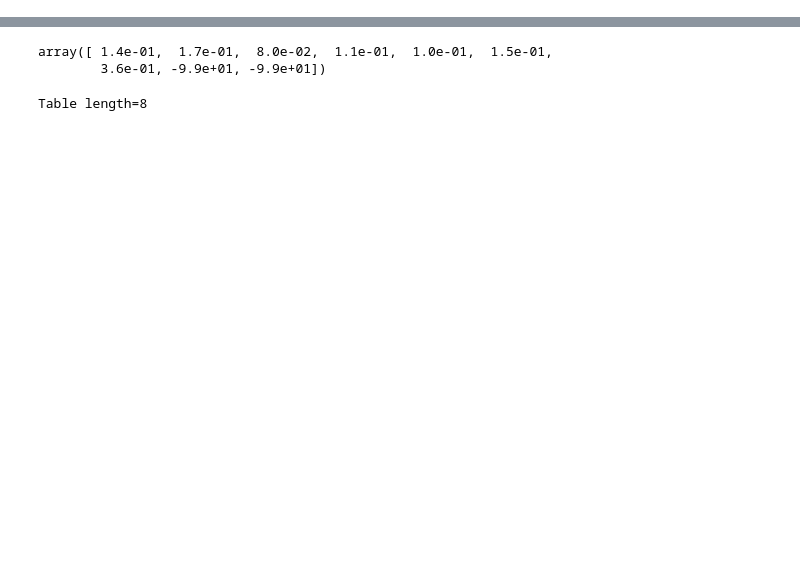
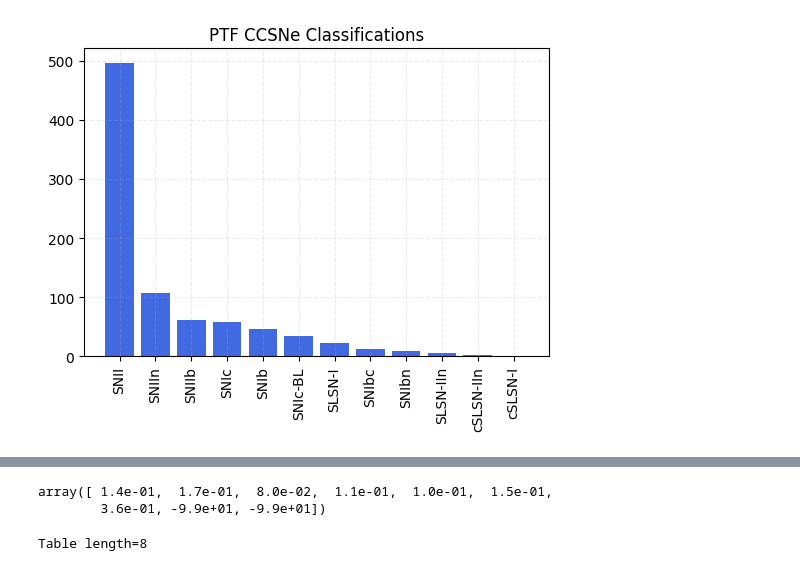
Before and after one commit to aswinsuresh24/sne_hosts, a Jupyter notebook: hosts.ipynb, the cells around one changed output, grey strips where cells are left out. Drawn from its saved outputs; the diff is of its cells as text; code cells hidden in the pictures; blank space fills up the shorter version.

```diff
--- a/hosts.ipynb
+++ b/hosts.ipynb
@@ -201,0 +219,17 @@ def get_sn_data(sn, ptf_sne, redshifts):
+# %%
+ptf_sne = read_ptf_sample('ptf_ccsne.csv')
+ptf_sne = ptf_sne[ptf_sne['ref'] == 'This paper']
+
+redshifts = read_ptf_redshifts('ptf_ccsne_redshifts.csv')
+redshifts = redshifts[redshifts['SN'].isin(ptf_sne['SN'])]
+# %%
+types, counts = np.unique(redshifts['Type'], return_counts=True)
+sort = np.argsort(counts)[::-1]
+types, counts = types[sort], counts[sort]
+plt.figure(figsize = (6, 4))
+plt.bar(*(types, counts), color = 'royalblue')
+plt.grid(alpha = 0.25, linestyle = '--')
+plt.title('PTF CCSNe Classifications')
+_ = plt.xticks(rotation = 90)
+# %% [output]
+[figure, added]
```
Also changed, not shown: parts of 13 cells of this notebook, 55 other files.
